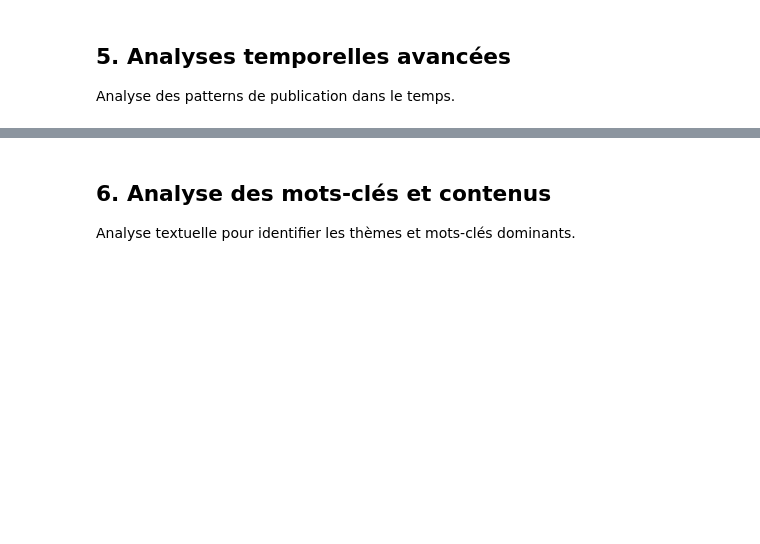
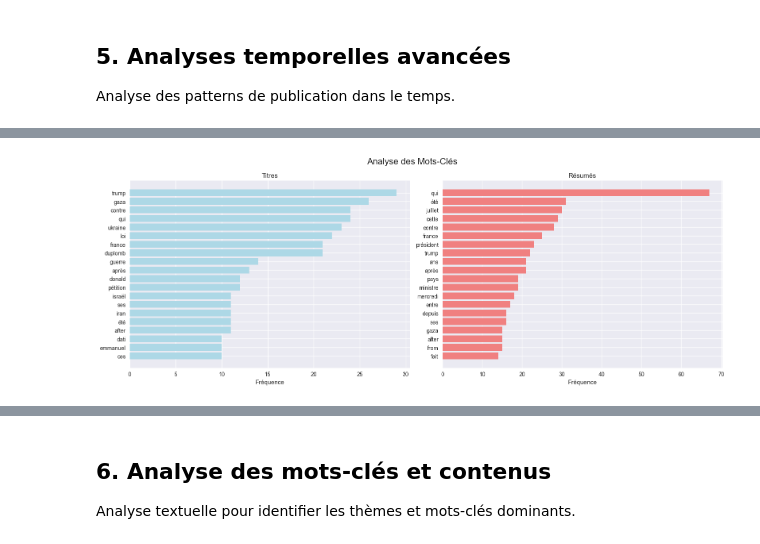
Before and after one commit to BeediGoua/InsightDetector, a Jupyter notebook: insight-detector/notebooks/01_data_exploration/rss_analysis.ipynb, the cells around one changed output, grey strips where cells are left out. Drawn from its saved outputs; the diff is of its cells as text; code cells hidden in the pictures; blank space fills up the shorter version.

```diff
--- a/insight-detector/notebooks/01_data_exploration/rss_analysis.ipynb
+++ b/insight-detector/notebooks/01_data_exploration/rss_analysis.ipynb
@@ -698,0 +564,86 @@ else:
+# %%
+import re
+from collections import Counter
+import matplotlib.pyplot as plt
+
+# Analyse des mots-clés et thèmes
+if not df.empty and df["title"].notna().sum() > 0 and df["summary"].notna().sum() > 0:
+
+    # Préparation des données textuelles
+    all_titles = ' '.join(df['title'].fillna('').str.lower())
+    all_summaries = ' '.join(df['summary'].fillna('').str.lower())
+
+    # Stop words FR + EN (liste simple, à enrichir au besoin)
+    stop_words = {
+        'le', 'de', 'et', 'à', 'un', 'il', 'être', 'en', 'avoir', 'que', 'pour',
+        'dans', 'ce', 'son', 'une', 'sur', 'avec', 'ne', 'se', 'pas', 'tout', 'plus',
+        'par', 'grand', 'comme', 'mais', 'faire', 'du', 'sa', 'les',
+        'des', 'la', 'au', 'aux', 'nous', 'vous', 'ils', 'elle', 'sont', 'ont', 'est',
+        'the', 'and', 'or', 'but', 'in', 'on', 'at', 'to', 'for', 'of', 'with',
+        'by', 'an', 'a', 'is', 'are', 'was', 'were', 'be', 'been', 'have', 'has', 'had'
+    }
+
+    # Extraction des mots des titres
+    title_words = re.findall(r'\b[a-zA-Zàâäéèêëïîôöùûüç]{3,}\b', all_titles)
+    title_words = [word for word in title_words if word not in stop_words]
+    title_word_freq = Counter(title_words).most_common(20)
+
+    # Extraction des mots des résumés
+    summary_words = re.findall(r'\b[a-zA-Zàâäéèêëïîôöùûüç]{3,}\b', all_summaries)
+    summary_words = [word for word in summary_words if word not in stop_words]
+    summary_word_freq = Counter(summary_words).most_common(20)
+
+    # Visualisation
+    fig, axes = plt.subplots(1, 2, figsize=(16, 6))
+    fig.suptitle('Analyse des Mots-Clés', fontsize=16)
+
+    if title_word_freq:
+        words, counts = zip(*title_word_freq)
+        axes[0].barh(range(len(words)), counts, color='lightblue')
+        axes[0].set_yticks(range(len(words)))
+        axes[0].set_yticklabels(words)
+        axes[0].set_xlabel('Fréquence')
+        axes[0].set_title('Titres')
+        axes[0].invert_yaxis()
+
+    if summary_word_freq:
+        words, counts = zip(*summary_word_freq)
+        axes[1].barh(range(len(words)), counts, color='lightcoral')
+        axes[1].set_yticks(range(len(words)))
+        axes[1].set_yticklabels(words)
+        axes[1].set_xlabel('Fréquence')
+        axes[1].set_title('Résumés')
+        axes[1].invert_yaxis()
+
+    plt.tight_layout()
+    plt.show()
+
+    # Statistiques textuelles
+    print("Insights textuels:")
+    print(f"   • Mots uniques titres    : {len(set(title_words))}")
+    print(f"   • Mots uniques résumés   : {len(set(summary_words))}")
+    if len(title_words) > 0:
+        print(f"   • Diversité lexicale titres : {len(set(title_words)) / len(title_words):.3f}")
+    else:
+        print("   • Diversité lexicale titres : N/A")
+
+    # Top mots
+    print("\nTop 5 titres :")
+    for word, count in title_word_freq[:5]:
+        print(f"   • {word} : {count}")
+
+    print("\nTop 5 résumés :")
+    for word, count in summary_word_freq[:5]:
+        print(f"   • {word} : {count}")
+
+    # Sources
+    source_counts = df['source'].value_counts()
+    if not source_counts.empty:
+        print("\nDiversité des sources :")
+        print(f"   • Source principale : {source_counts.index[0]} ({source_counts.iloc[0]} articles)")
+        print(f"   • Répartition       : {(source_counts / len(df) * 100).round(1).to_dict()}")
+
+else:
+    print("Pas de données suffisantes pour l'analyse textuelle.")
+# %% [output]
+[figure, added]
```
Also changed, not shown: parts of 15 cells of this notebook, 1 other file.
